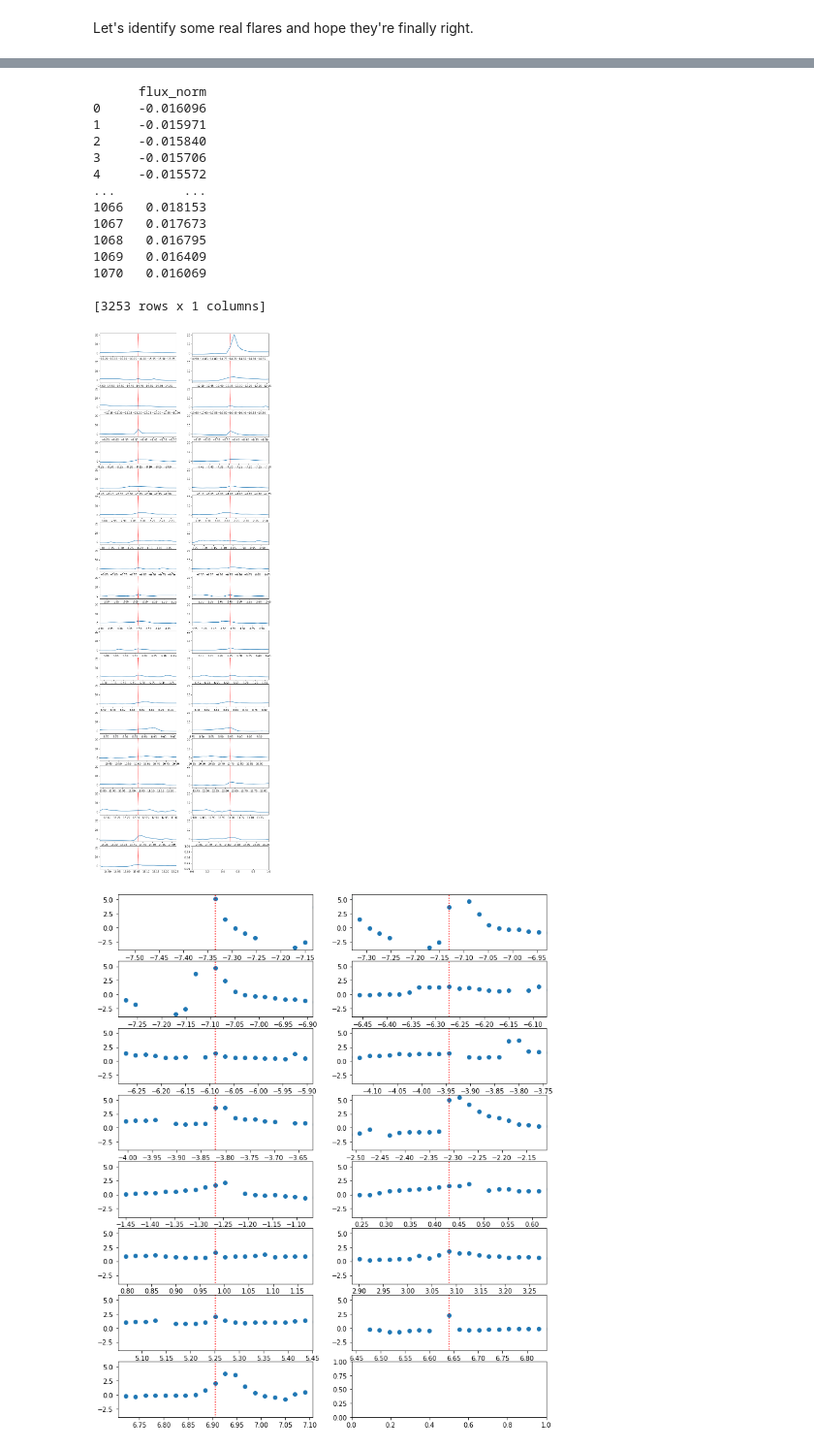
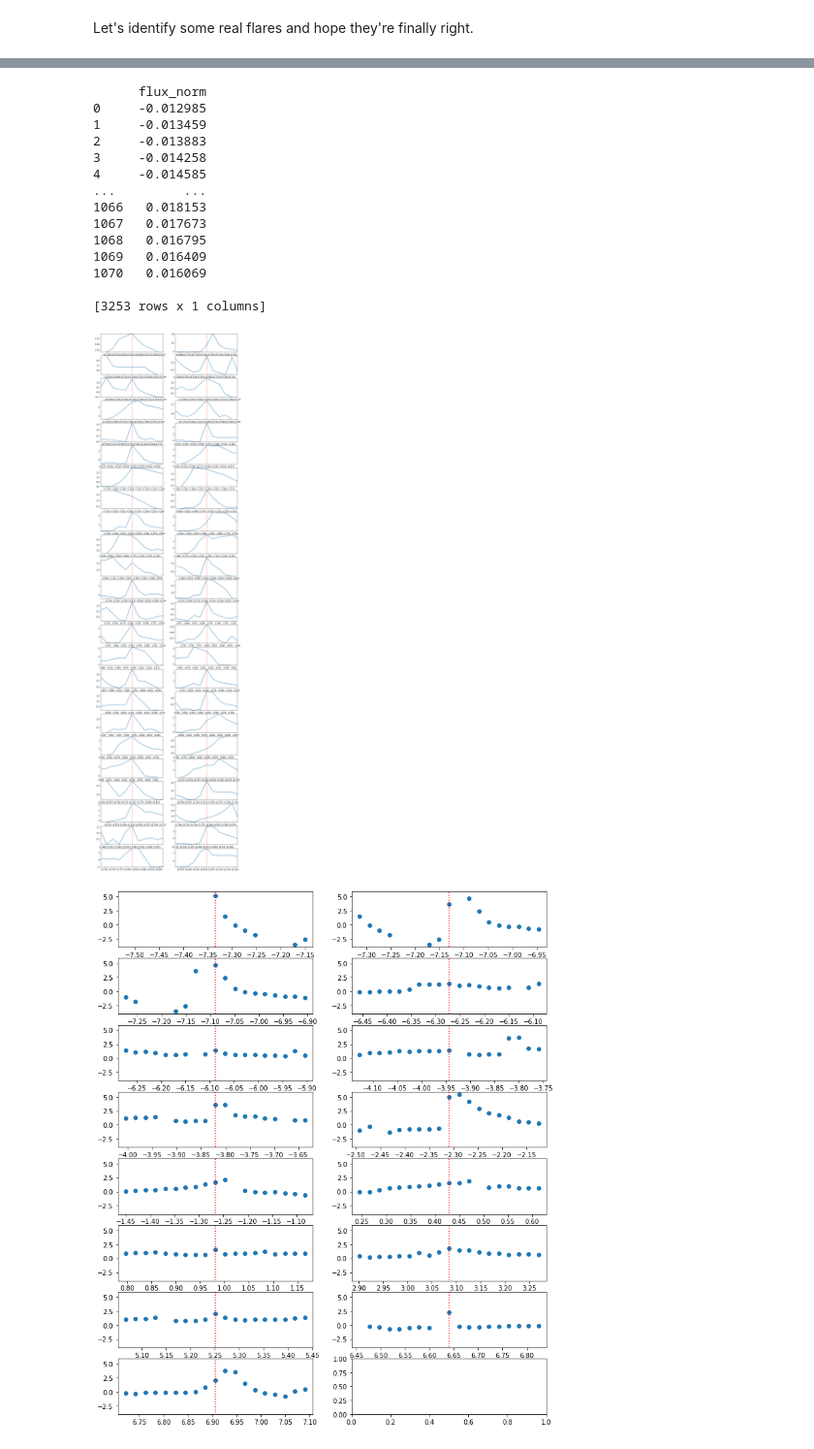
Before and after one commit to exoclam/epic-246301900, a Jupyter notebook: injection-recovery/injection_recovery.ipynb, the cells around one changed output, grey strips where cells are left out. Shown at 97% size. Drawn from its saved outputs; the diff is of its cells as text; code cells hidden in the pictures.

Commit message:
checkpoint after realizing that I might need to re-re-re-think flare identification

```diff
--- a/injection-recovery/injection_recovery.ipynb
+++ b/injection-recovery/injection_recovery.ipynb
@@ -156,7 +131,7 @@ xobs_pre = np.array(pre["TIME"])
 yobs_pre = np.array(pre["PDCSAP_FLUX"])
 eobs_pre = np.array(pre["PDCSAP_FLUX_ERR"])
 
-kernel_pre = np.var(yobs_pre) * ExpSquaredKernel(0.5)
+kernel_pre = np.var(yobs_pre) * ExpSquaredKernel(0.8)
 gp_pre = george.GP(kernel_pre)
 gp_pre.compute(xobs_pre, eobs_pre)
 
@@ -171,7 +146,7 @@ plt.xlim(lhs_pre, rhs_pre)
 plt.ylim(600000,650000)
 plt.xlabel(r'Barycentric Julian Date')
 plt.ylabel(r'Flux [e-/s]')
-plt.scatter(xobs_pre, yobs_pre, s=2)
+#plt.scatter(xobs_pre, yobs_pre, s=2)
 plt.show()
 
 print(yobs_pre)
@@ -1027,7 +1032,7 @@ def find_flares(lc, flux, pred, N1, N2):
     Adapted from Tom Barclay's xoflares: https://github.com/mrtommyb/xoflares
     Params:
     - lc: DataFrame with PDCSAP_FLUX_ERR, PDCSAP_FLUX, and CADENCENO fields
-    - flux: normalized GP-predicted flux with flares injected OR normalized flux data
+    - flux:  GP-predicted flux with flares injected
     - pred: GP-predicted spot modulation flux
     - N1: int or float (default is 3)
         How many times above sigma is required.
@@ -1046,6 +1051,7 @@ def find_flares(lc, flux, pred, N1, N2):
 
     # find some flares
     #mflare = flux < N1 * np.sqrt(np.mean(flux**2))
+    unnorm_flux = flux # save this for ampls
     flux = (flux-pred)/np.std(flux-pred) # subtract out GP-modeled spot modulation flux
     mflare = (flux < N1) & (flux - lc.PDCSAP_FLUX_ERR/np.median(lc.PDCSAP_FLUX) < N2)
 
@@ -1077,14 +1083,16 @@ def find_flares(lc, flux, pred, N1, N2):
     tpeaks = np.array([lc.TIME.loc[cads == fidx[i]].values for i in range(len(fidx))]).T[0]
     tpeaks_norm = np.array([x.loc[cads == fidx[i]].values for i in range(len(fidx))]).T[0]
     try: # if flux given is a DataFrame (eg. norm_flux_pre)
+        unnorm_ampls = np.array([unnorm_flux.loc[cads == fidx[i]].values for i in range(len(fidx))]).T[0]
         ampls = np.array([flux.loc[cads == fidx[i]].values for i in range(len(fidx))]).T[0]
     except: # if flux given is a np.array (eg. flux_pre)
+        unnorm_ampls = np.array([unnorm_flux[cads == fidx[i]] for i in range(len(fidx))]).T[0]
         ampls = np.array([flux[cads == fidx[i]] for i in range(len(fidx))]).T[0]
     fwhms = np.asarray(npts) * (2/1440)
     npeaks = np.shape(tpeaks)[0]
     #print(tpeaks, ampls, fwhms, npeaks)
     #print(fidx)
-    return x, y, tpeaks, tpeaks_norm, ampls, fwhms, npeaks
+    return x, y, tpeaks, tpeaks_norm, ampls, unnorm_ampls, fwhms, npeaks
 
 def analyze_recovery_for_xoflares(tpeaks, t0_fake, tol):
     # analyze_recovery(pre, t0_fake_pre, istart_gap_pre, istop_gap_pre)
@@ -1100,6 +1108,7 @@ def analyze_recovery_for_xoflares(tpeaks, t0_fake, tol):
     - FNs: false negatives (int)
     """
     tps = 0
+    print(len(tpeaks))
     for i in t0_fake:
         if (np.abs(i - tpeaks) < tol).any():
             tps += 1
@@ -1109,14 +1118,14 @@ def analyze_recovery_for_xoflares(tpeaks, t0_fake, tol):
 
     return tps, fps, fns
 
-N1 = 1.4
-N2 = 1.4
+N1 = 1.3
+N2 = 1.3
 #x, y, tpeaks, tpeaks_norm, ampls, fwhms, npeaks = find_flares(pre, norm_flux_pre, pred_pre, N1, N2)
 #_, _, tpeaks_pre, _, _, _, _ = find_flares(pre, flux_pre, pred_pre, N1, N2)
 #_, _, tpeaks_post, _, _, _, _ = find_flares(post, flux_post, pred_post, N1, N2)
-_, _, tpeaks_pre, _, _, _, _ = find_flares(pre, flux_pre, savgol_pre, N1, N2)
-_, _, tpeaks_post, _, _, _, _ = find_flares(post, flux_post, savgol_post, N1, N2)
-_, _, tpeaks_postgap, _, _, _, _ = find_flares(postgap, flux_postgap, pred_postgap, N1, N2)
+_, _, tpeaks_pre, _, _, _, _, _ = find_flares(pre, flux_pre, savgol_pre, N1, N2)
+_, _, tpeaks_post, _, _, _, _, _ = find_flares(post, flux_post, savgol_post, N1, N2)
+_, _, tpeaks_postgap, _, _, _, _, _ = find_flares(postgap, flux_postgap, pred_postgap, N1, N2)
 
 idx_interval = pre.TIME[2] - pre.TIME[1] # time spanned by one index
 tol = 3 # reminiscent of minsep from altaipony
@@ -1137,11 +1151,11 @@ Okay, so savgol vs GP makes no difference with my light curve (toggle between fi
 # %% [markdown]
 Let's identify some real flares and hope they're finally right.
 # %%
-x_pre, y_pre, tpeaks_pre, tpeaks_norm_pre, ampls_pre, fwhms_pre, npeaks_pre = find_flares(pre, norm_flux_pre,
+x_pre, y_pre, tpeaks_pre, tpeaks_norm_pre, ampls_pre, unnorm_ampls_pre, fwhms_pre, npeaks_pre = find_flares(pre, norm_flux_pre,
                                                                                           savgol_pre, N1, N2)
-x_post, y_post, tpeaks_post, tpeaks_norm_post, ampls_post, fwhms_post, npeaks_post = find_flares(post, norm_flux_post,
+x_post, y_post, tpeaks_post, tpeaks_norm_post, ampls_post, unnorm_ampls_post, fwhms_post, npeaks_post = find_flares(post, norm_flux_post,
                                                                                           savgol_post, N1, N2)
-x_postgap, y_postgap, tpeaks_postgap, tpeaks_norm_postgap, ampls_postgap, fwhms_postgap, npeaks_postgap = find_flares(postgap,
+x_postgap, y_postgap, tpeaks_postgap, tpeaks_norm_postgap, ampls_postgap, unnorm_ampls_postgap, fwhms_postgap, npeaks_postgap = find_flares(postgap,
                                                                         norm_flux_postgap, pred_postgap, N1, N2)
 print(npeaks_pre, npeaks_post, npeaks_postgap)
 # %% [output]
@@ -1174,17 +1191,17 @@ out.to_csv('identified_flares.csv', index=False)
 # %%
-pred_pre_df = pd.DataFrame(pred_pre, columns=['flux_norm'])
-pred_post_df = pd.DataFrame(pred_post, columns=['flux_norm'])
+pred_pre_df = pd.DataFrame(savgol_pre, columns=['flux_norm'])
+pred_post_df = pd.DataFrame(savgol_post, columns=['flux_norm'])
 pred_postgap_df = pd.DataFrame(pred_postgap, columns=['flux_norm'])
 pred_df = pd.concat([pred_pre_df, pred_post_df, pred_postgap_df])
 print(pred_df)
 pred_df.to_csv('preds.csv',index=False)
 # %% [output]
       flux_norm
-0     -0.016096
-1     -0.015971
-2     -0.015840
-3     -0.015706
-4     -0.015572
+0     -0.012985
+1     -0.013459
+2     -0.013883
+3     -0.014258
+4     -0.014585
 ...         ...
 1066   0.018153
 1067   0.017673
@@ -1196,15 +1213,19 @@ pred_df.to_csv('preds.csv',index=False)
 # %%
 fig, axes = plt.subplots(ncols=2, nrows=np.ceil(npeaks_pre/2).astype(int), figsize=[12,npeaks_pre])
 axes = axes.flatten()
 for i in range(npeaks_pre):
     ax = axes[i]
-    ax.plot(x_pre, y_pre)
+    #ax.plot(x_pre, y_pre)
+    detrended_pre = (norm_flux_pre - pred_pre)/np.std(norm_flux_pre - pred_pre)
+    ax.plot(x_pre, detrended_pre) # norm_flux_pre
     #ax.axvline(tpeaks[i], np.min(y), np.max(y), color='r', linestyle=':')
     ax.axvline(tpeaks_norm_pre[i], -1, 1, color='r', linestyle=':')
-    ax.set_xlim(tpeaks_norm_pre[i]-0.2, tpeaks_norm_pre[i]+0.2)
-    #ax.set_ylim(np.min(y), np.max(ampls[i]+3))
+    buffer = 0.1
+    ax.set_xlim(tpeaks_norm_pre[i]-buffer, tpeaks_norm_pre[i]+buffer)
+    snapshot = detrended_pre.loc[(x_pre > tpeaks_norm_pre[i]-buffer) & (x_pre < tpeaks_norm_pre[i]+buffer)] #- pd.Series(pred_pre).loc[(pd.Series(pred_pre) > tpeaks_norm_pre[i]-0.2) & (pd.Series(pred_pre) < tpeaks_norm_pre[i]+0.2)]
+    ax.set_ylim(min(snapshot), max(snapshot))
 # %% [output]
-[figure, old version]
+[figure, new version]
 # %%
 fig, axes = plt.subplots(ncols=2, nrows=np.ceil(npeaks_post/2).astype(int), figsize=[12,npeaks_post])
 axes = axes.flatten()
```
Also changed, not shown: parts of 32 cells of this notebook, 1 other file.
